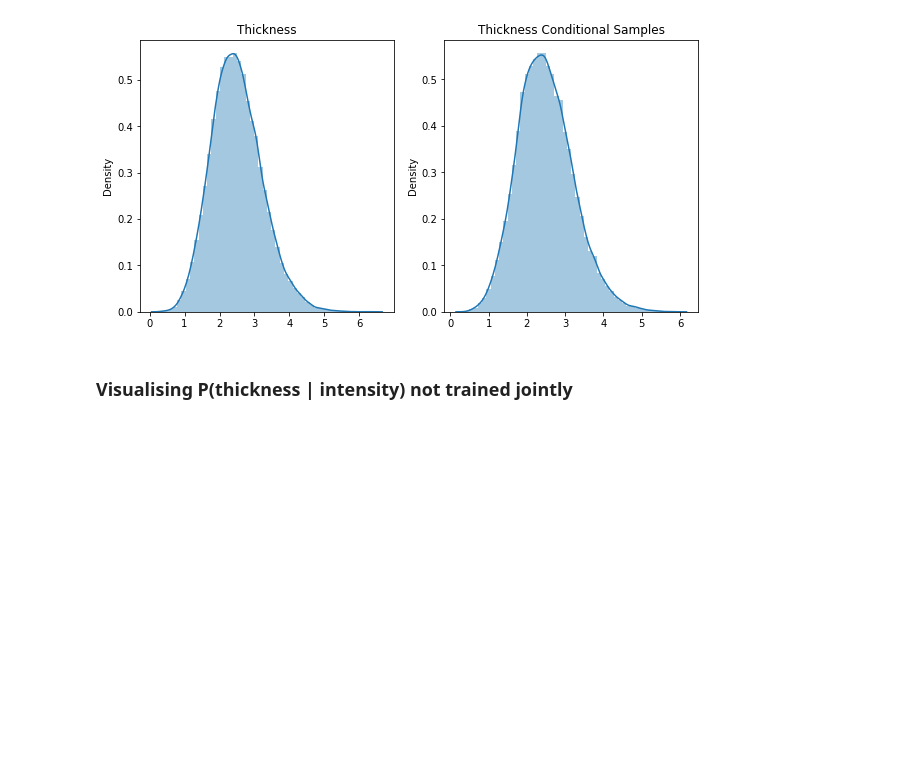
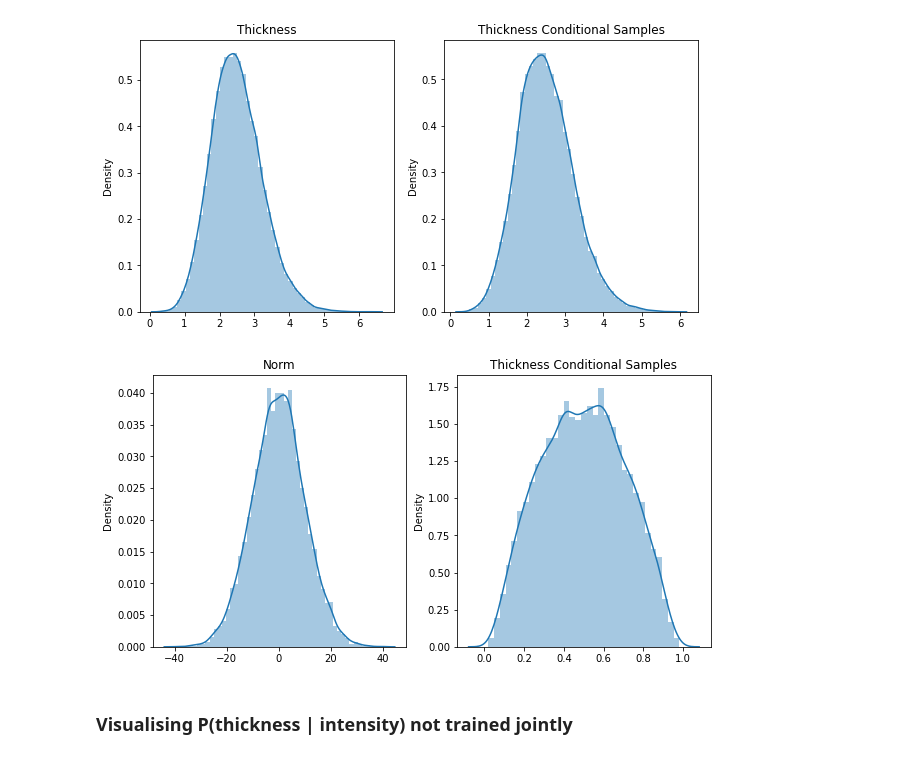
Before and after one commit to RajatRasal/deepscm, a Jupyter notebook: deepscm/datasets/morphomnist/intensity_causes_thickness.ipynb, the cells around one changed output. Cells and saved outputs as stored; diff of their text form; code cells hidden in the pictures; blank space fills up the shorter version.

```diff
--- a/deepscm/datasets/morphomnist/intensity_causes_thickness.ipynb
+++ b/deepscm/datasets/morphomnist/intensity_causes_thickness.ipynb
@@ -646,23 +643,25 @@ plt.show()
 # %% [output]
 [figure]
 # %%
-n = Normal(0, 1)
+n = Normal(0, 10)
 
 samples = n.sample([10000])
 
-sigm = 1 / (1 + np.exp(-samples))
+sigm = 1 / (1 + np.exp(-(samples * 0.1)))
 
 plt.figure(figsize=(10, 5))
 
 plt.subplot(1, 2, 1)
 plt.title('Norm')
 sns.distplot(samples)
 
 plt.subplot(1, 2, 2)
 plt.title('Thickness Conditional Samples')
 sns.distplot(sigm)
 
 plt.show()
+# %% [output]
+[figure, added]
 # %% [markdown]
 ### Visualising P(thickness | intensity) not trained jointly
 # %%
```
Also changed, not shown: parts of 13 cells of this notebook.
